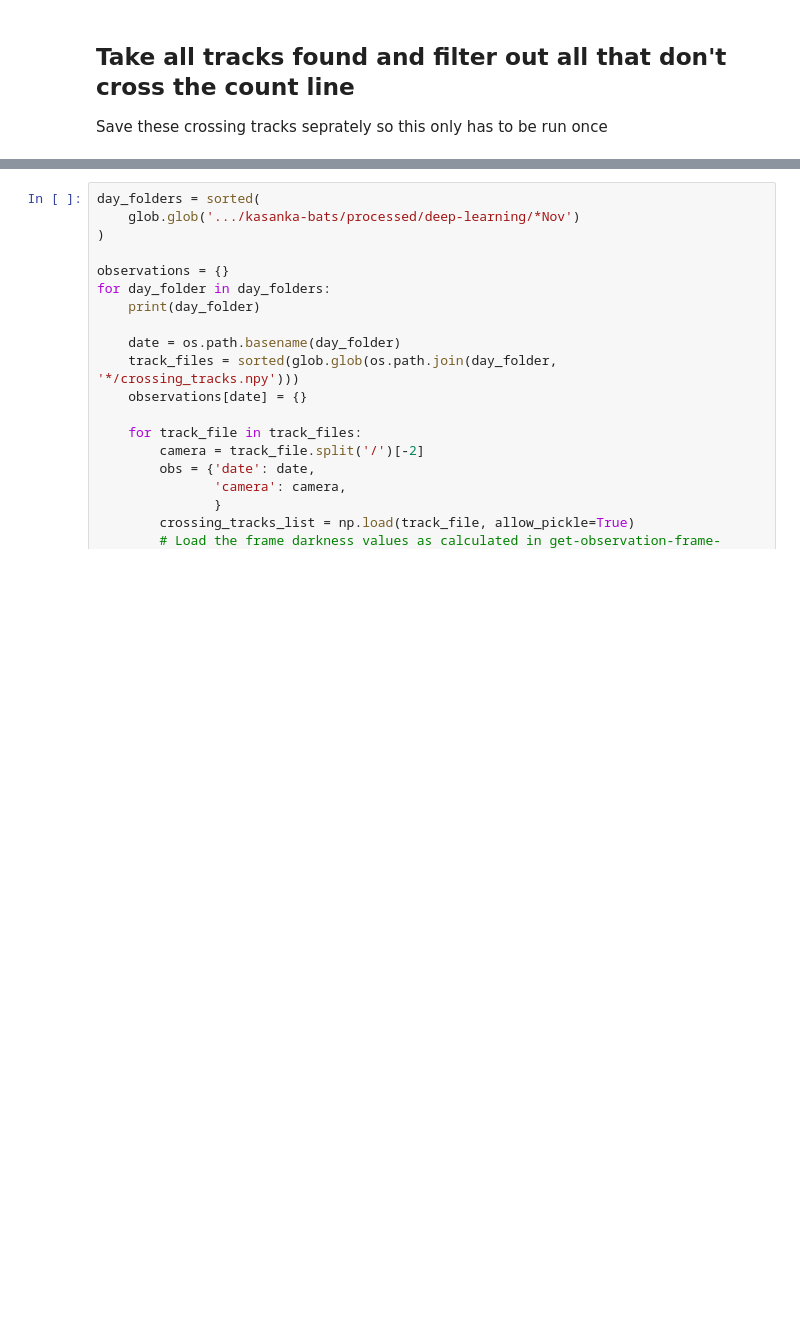
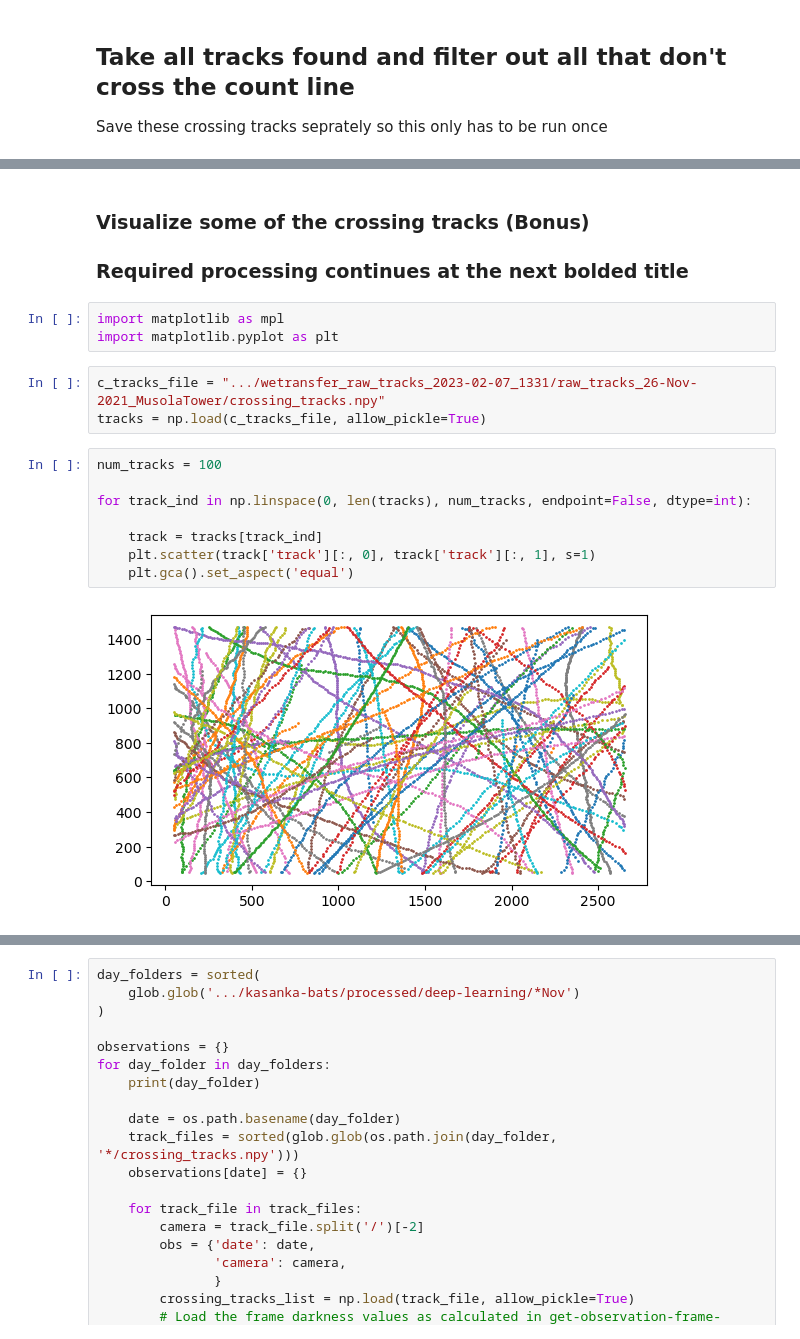
Before and after one commit to benkoger/kasanka, a Jupyter notebook: process-tracks.ipynb, the cells around one changed output, grey strips where cells are left out. Cells and saved outputs as stored; diff of their text form; blank space fills up the shorter version.

Commit message:
Streamline process-tracks.ipynb

```diff
--- a/process-tracks.ipynb
+++ b/process-tracks.ipynb
@@ -64 +128,20 @@ for day_folder in day_folders:
+# %% [markdown]
+### Visualize some of the crossing tracks (Bonus)
+### Required processing continues at the next bolded title
+# %%
+import matplotlib as mpl
+import matplotlib.pyplot as plt
+# %%
+c_tracks_file = ".../wetransfer_raw_tracks_2023-02-07_1331/raw_tracks_26-Nov-2021_MusolaTower/crossing_tracks.npy"
+tracks = np.load(c_tracks_file, allow_pickle=True)
+# %%
+num_tracks = 100
+
+for track_ind in np.linspace(0, len(tracks), num_tracks, endpoint=False, dtype=int):
+
+    track = tracks[track_ind]
+    plt.scatter(track['track'][:, 0], track['track'][:, 1], s=1)
+    plt.gca().set_aspect('equal')
+# %% [output]
+[figure, added]
 # %% [markdown]
```
Also changed, not shown: parts of 7 cells of this notebook, 2 other files.
